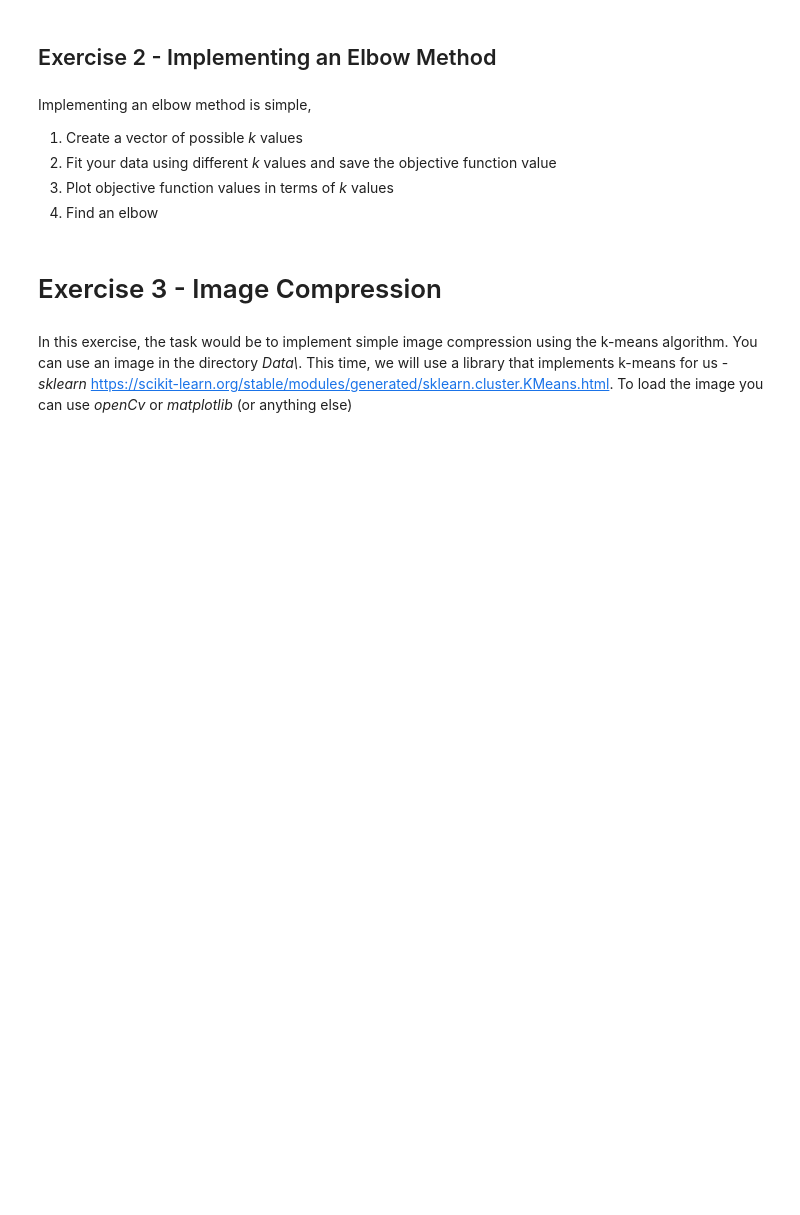
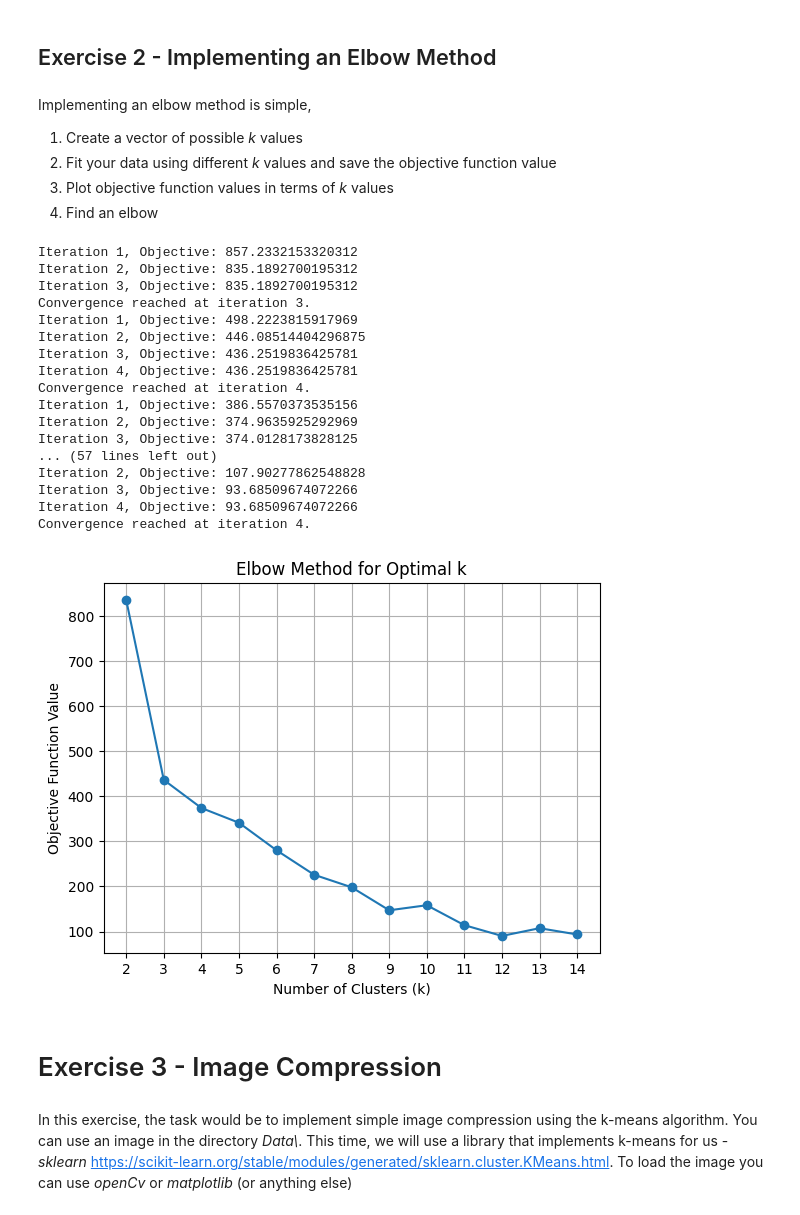
Before and after one commit to marakaja/MPA-MLF, a Jupyter notebook: Lab_02/Lab_02_task.ipynb, the cells around one changed output. Saved outputs shown, nothing was run; the diff lists cells and outputs as text; code cells hidden in the pictures; blank space fills up the shorter version.

```diff
--- a/Lab_02/Lab_02_task.ipynb
+++ b/Lab_02/Lab_02_task.ipynb
@@ -429,3 +460,37 @@ plt.ylabel('Sum of squared distance')
+# %%
+k_all = range(2, 15)
+all_objective = []
+
+for k in k_all:
+    final_centroids, final_objective = fit(loaded_points, k, 100, error=0.0001)
+    all_objective.append(final_objective)
+
+plt.figure()
+plt.plot(k_all, all_objective, marker='o')
+plt.xlabel('Number of Clusters (k)')
+plt.ylabel('Objective Function Value')
+plt.title('Elbow Method for Optimal k')
+plt.xticks(k_all)
+plt.grid()
+# %% [output]
+Iteration 1, Objective: 857.2332153320312
+Iteration 2, Objective: 835.1892700195312
+Iteration 3, Objective: 835.1892700195312
+Convergence reached at iteration 3.
+Iteration 1, Objective: 498.2223815917969
+Iteration 2, Objective: 446.08514404296875
+Iteration 3, Objective: 436.2519836425781
+Iteration 4, Objective: 436.2519836425781
+Convergence reached at iteration 4.
+Iteration 1, Objective: 386.5570373535156
+Iteration 2, Objective: 374.9635925292969
+Iteration 3, Objective: 374.0128173828125
+... (57 lines left out)
+Iteration 2, Objective: 107.90277862548828
+Iteration 3, Objective: 93.68509674072266
+Iteration 4, Objective: 93.68509674072266
+Convergence reached at iteration 4.
+[figure, added]
 # %% [markdown]
 # Exercise 3 - Image Compression
 # %% [markdown]
```
Also changed, not shown: parts of 12 cells of this notebook.
